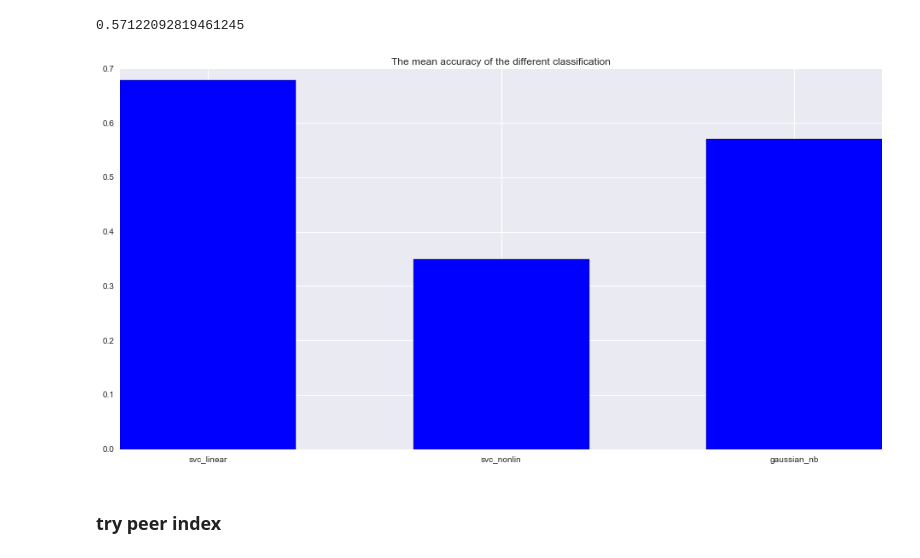
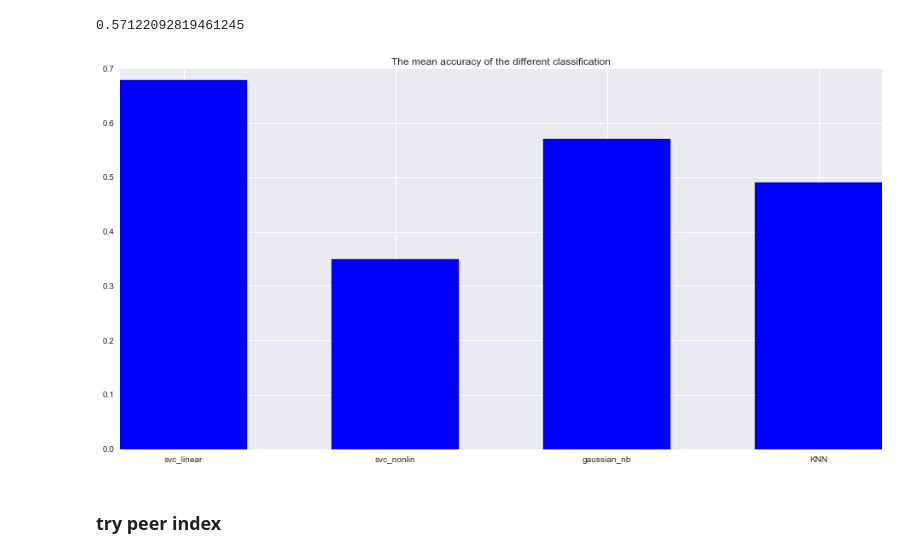
Before and after one commit to ckyko/CSC59970Project, a Jupyter notebook: Aijie_STA)_project.ipynb, the cells around one changed output. Drawn from its saved outputs; the diff is of its cells as text; code cells hidden in the pictures.

```diff
--- a/Aijie_STA)_project.ipynb
+++ b/Aijie_STA)_project.ipynb
@@ -581,8 +581,11 @@ len(demographics_temp)
 # %%
 demographics_required_col = ['DBN', 'male_per', 'female_per', 'asian_per', 'black_per',
                              'hispanic_per', 'white_per', 'total_enrollment']
+# %%
+demographics_race_col = ['DBN', 'male_per', 'female_per', 'asian_per', 'black_per',
+                             'hispanic_per', 'white_per', 'total_enrollment']
 # %%
-demographics_temp = demographics_temp[demographics_required_col]
+demographics_temp = demographics_temp[demographics_race_col]
 # %%
 demographics_temp.head()
 # %% [output]
@@ -1361,15 +1368,15 @@ score3
 # %% [output]
 0.57122092819461245
 # %%
-accuracy=[score1,score2,score3]
-type_label = ['svc_linear', 'svc_nonlin', 'gaussian_nb']
+accuracy=[score1,score2,score3,Knn_score]
+type_label = ['svc_linear', 'svc_nonlin', 'gaussian_nb','KNN']
 plt.figure(figsize=(16,8))
 plt.xticks(range(len(type_label)), type_label)
 plt.bar(range(len(type_label)), accuracy,width=0.6, align='center', color='b', label='tot')
 plt.title('The mean accuracy of the different classification')
 plt.show()
 # %% [output]
-[figure, old version]
+[figure, new version]
 # %% [markdown]
 ### try peer index
 # %%
```
Also changed, not shown: parts of 1 cell of this notebook.
